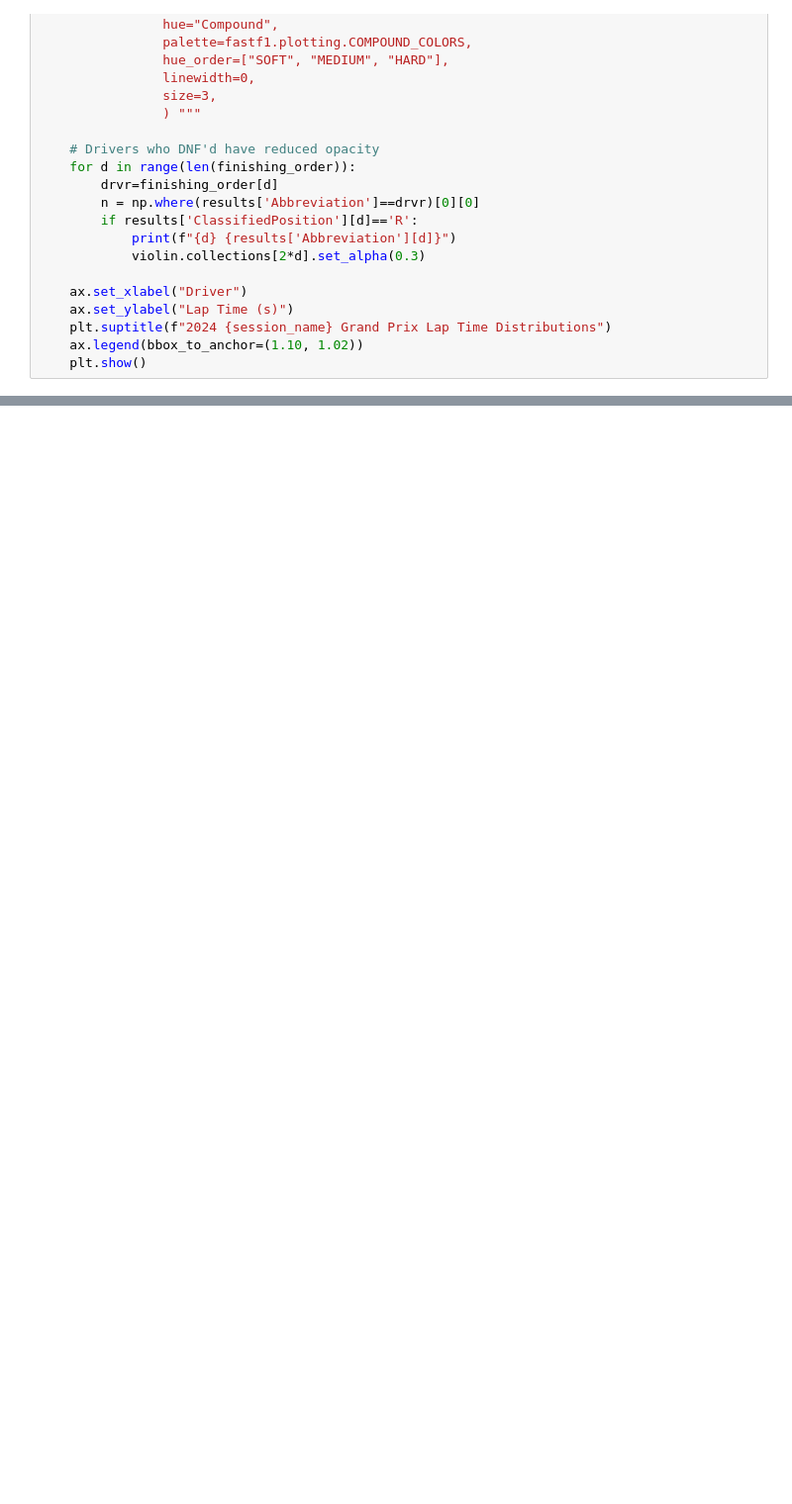
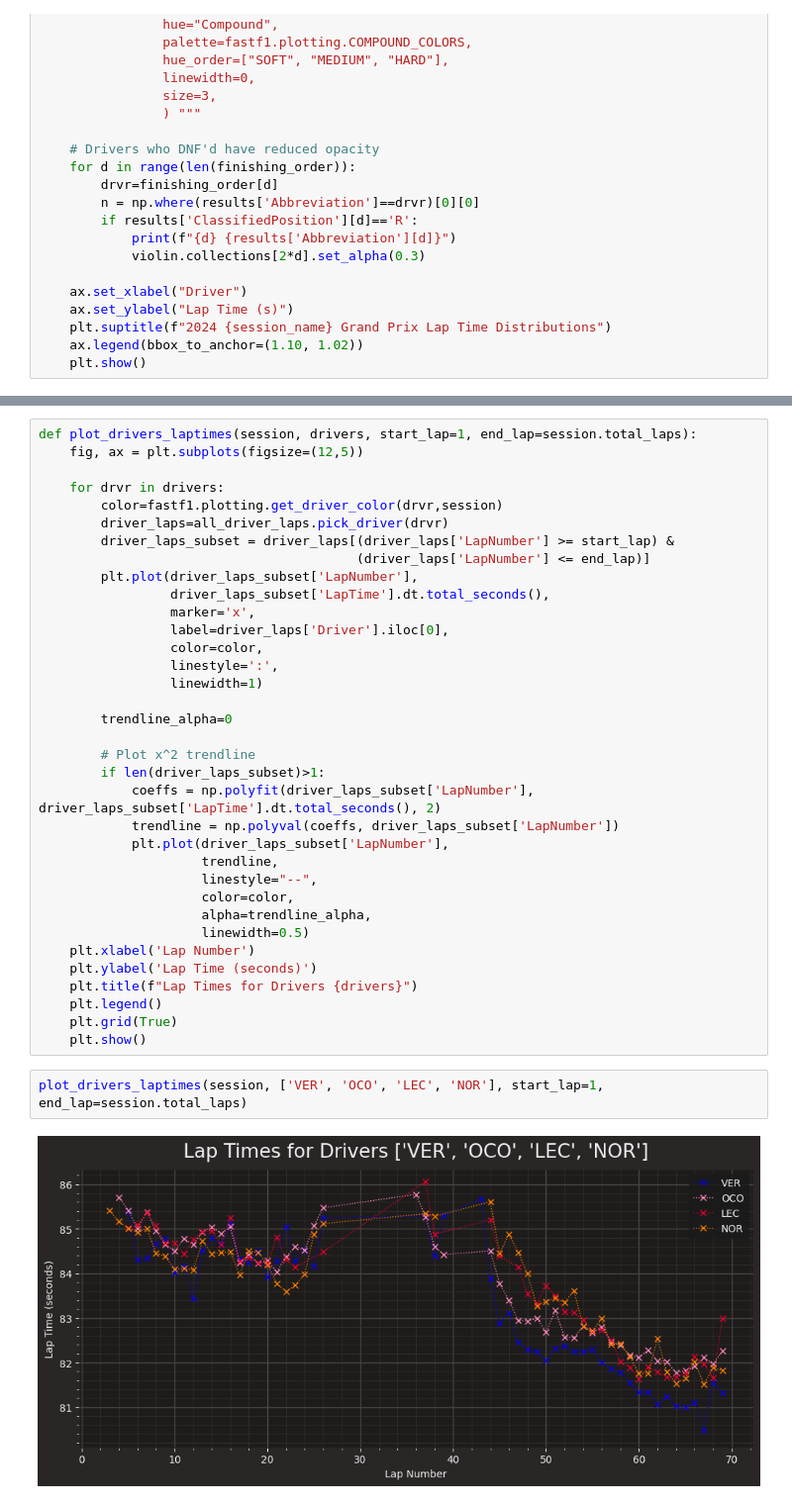
Before and after one commit to peter-clark/f1-stats, a Jupyter notebook: 2024.ipynb, the cells around one changed output, grey strips where cells are left out. Shown: that part at 99% size. Drawn from its saved outputs; the diff is of its cells as text; blank space fills up the shorter version.

Commit message:
Updated for Brazil, lap time head to head.

```diff
--- a/2024.ipynb
+++ b/2024.ipynb
@@ -235,3 +307,42 @@ plot_driver_laptime_distribution(all_driver_laps, finishing_order, driver_colors
+# %%
+def plot_drivers_laptimes(session, drivers, start_lap=1, end_lap=session.total_laps):
+    fig, ax = plt.subplots(figsize=(12,5))
+
+    for drvr in drivers:
+        color=fastf1.plotting.get_driver_color(drvr,session)
+        driver_laps=all_driver_laps.pick_driver(drvr)
+        driver_laps_subset = driver_laps[(driver_laps['LapNumber'] >= start_lap) &
+                                         (driver_laps['LapNumber'] <= end_lap)]
+        plt.plot(driver_laps_subset['LapNumber'],
+                 driver_laps_subset['LapTime'].dt.total_seconds(),
+                 marker='x',
+                 label=driver_laps['Driver'].iloc[0],
+                 color=color,
+                 linestyle=':',
+                 linewidth=1)
+
+        trendline_alpha=0
+
+        # Plot x^2 trendline
+        if len(driver_laps_subset)>1:
+            coeffs = np.polyfit(driver_laps_subset['LapNumber'], driver_laps_subset['LapTime'].dt.total_seconds(), 2)
+            trendline = np.polyval(coeffs, driver_laps_subset['LapNumber'])
+            plt.plot(driver_laps_subset['LapNumber'],
+                     trendline,
+                     linestyle="--",
+                     color=color,
+                     alpha=trendline_alpha,
+                     linewidth=0.5)
+    plt.xlabel('Lap Number')
+    plt.ylabel('Lap Time (seconds)')
+    plt.title(f"Lap Times for Drivers {drivers}")
+    plt.legend()
+    plt.grid(True)
+    plt.show()
+# %%
+plot_drivers_laptimes(session, ['VER', 'OCO', 'LEC', 'NOR'], start_lap=1, end_lap=session.total_laps)
+# %% [output]
+[figure, added]
 # %%
 def plot_driver_laptime_distribution_by_tire(driver_laps, finishing_order, driver_colors):
     fig, ax = plt.subplots(figsize=(12, 5))
```
Also changed, not shown: parts of 15 cells of this notebook, 2 other files.
